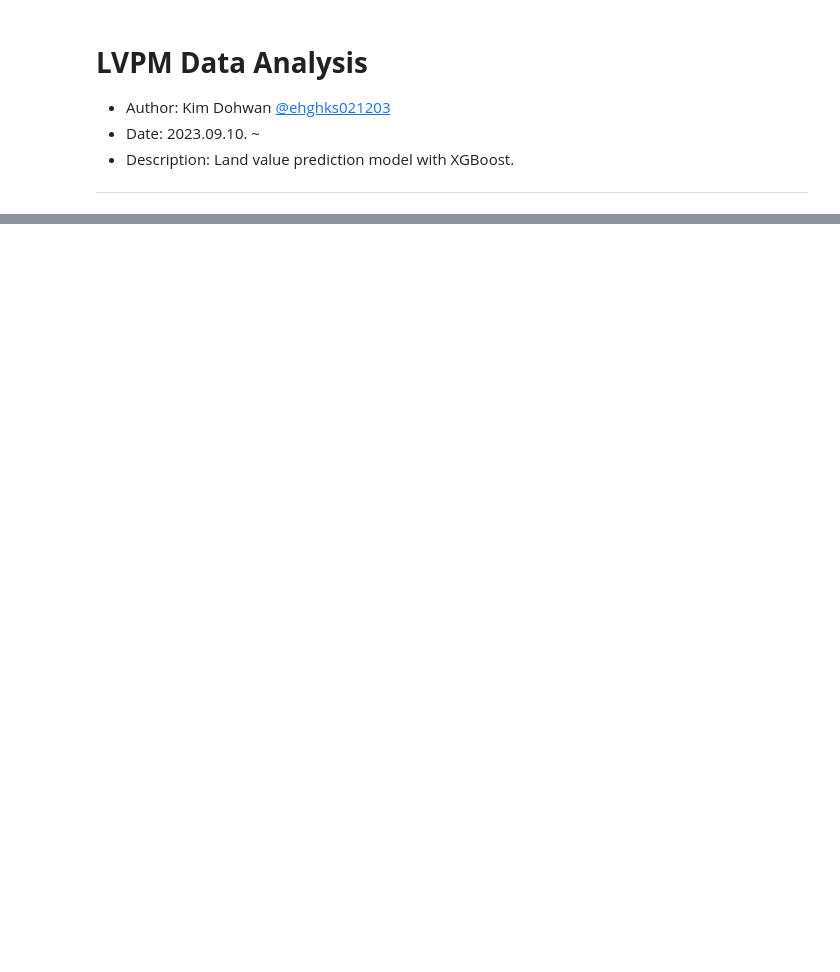
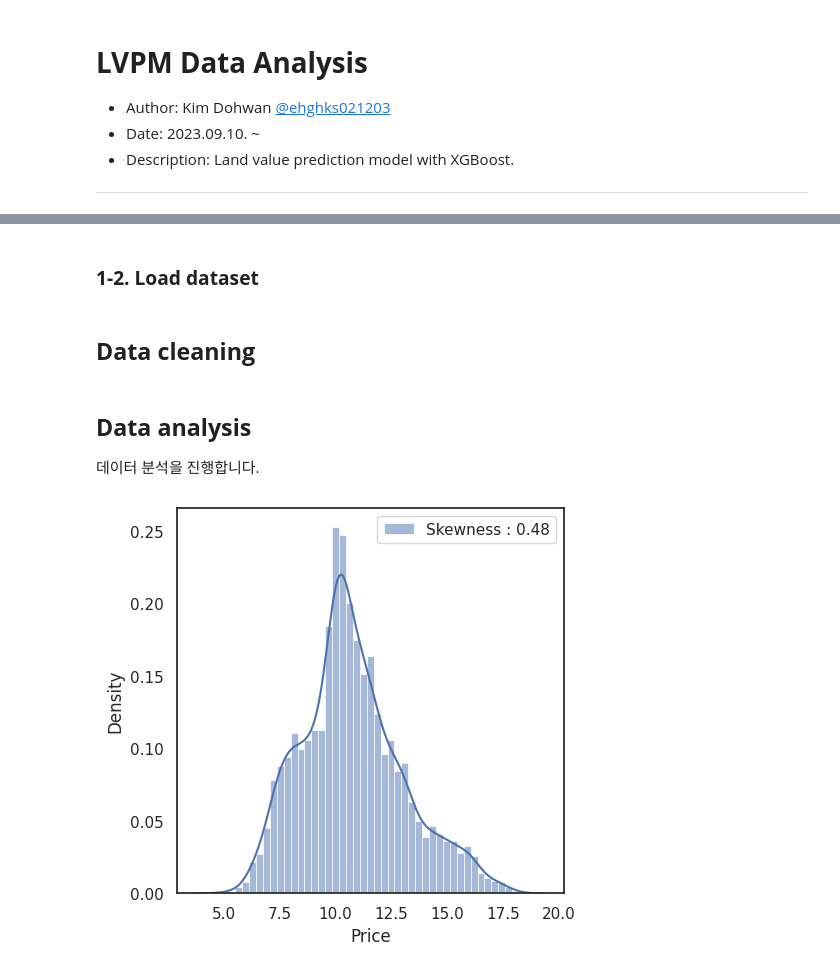
Before and after one commit to ehghks021203/LandValuePredictionModel, a Jupyter notebook: Notebooks/data_analysis.ipynb, the cells around one changed output, grey strips where cells are left out. Cells and saved outputs as stored; diff of their text form; code cells hidden in the pictures; blank space fills up the shorter version.

```diff
--- a/Notebooks/data_analysis.ipynb
+++ b/Notebooks/data_analysis.ipynb
@@ -67,0 +54,36 @@ for var in numerical:
+# %% [markdown]
+### **1-2. Load dataset**
+# %%
+# Load Train Dataset
+# DATA_PATH = BASE_DIR + "/Data/DatasetWithoutCdData.csv"
+DATA_PATH = BASE_DIR + "/Data/Dataset.csv"
+df = pd.read_csv(DATA_PATH)
+# %% [markdown]
+## **Data cleaning**
+# %%
+# PNU 코드 자료형을 문자열로 변경
+df["PNU"] = df["PNU"].astype("str")
+
+# PNU 코드 중 시/도 추출
+df.insert(loc=1,column="Sido",value=df["PNU"].str.slice(0, 2).astype("object"))
+df.insert(loc=2,column="LdCode",value=df["PNU"].str.slice(0, 10).astype("object"))
+
+# PNU 코드, 법정동 코드, 거래 면적 feature 제거
+df.drop(["PNU", "LdCode", "DealArea"], axis=1, inplace=True)
+# %% [markdown]
+## **Data analysis**
+
+데이터 분석을 진행합니다.
+# %%
+# target frature에 대한 분석
+plt.subplots(figsize=(5, 5))
+g = sns.histplot(
+    np.log1p(df["Price"]),   # 가격 편차가 크기 때문에 log scaling을 해줌
+    kde=True,
+    stat="density",
+    kde_kws=dict(cut=3),
+    label = "Skewness : %.2f"%(np.log1p(df["Price"]).skew())
+)
+g = g.legend(loc="best")
+# %% [output]
+[figure, added]
```
Also changed, not shown: parts of 6 cells of this notebook, 18 other files.
